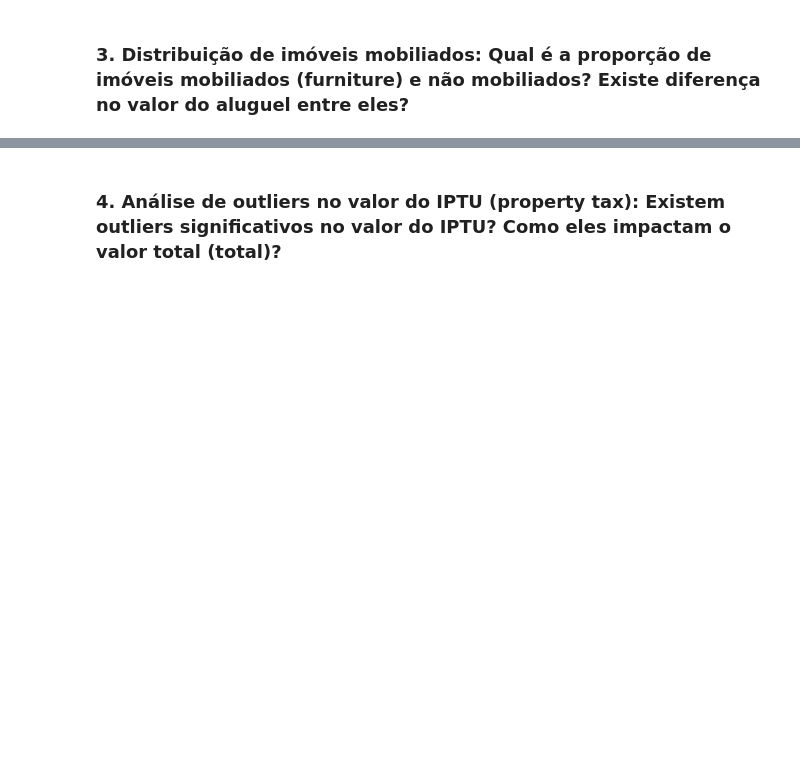
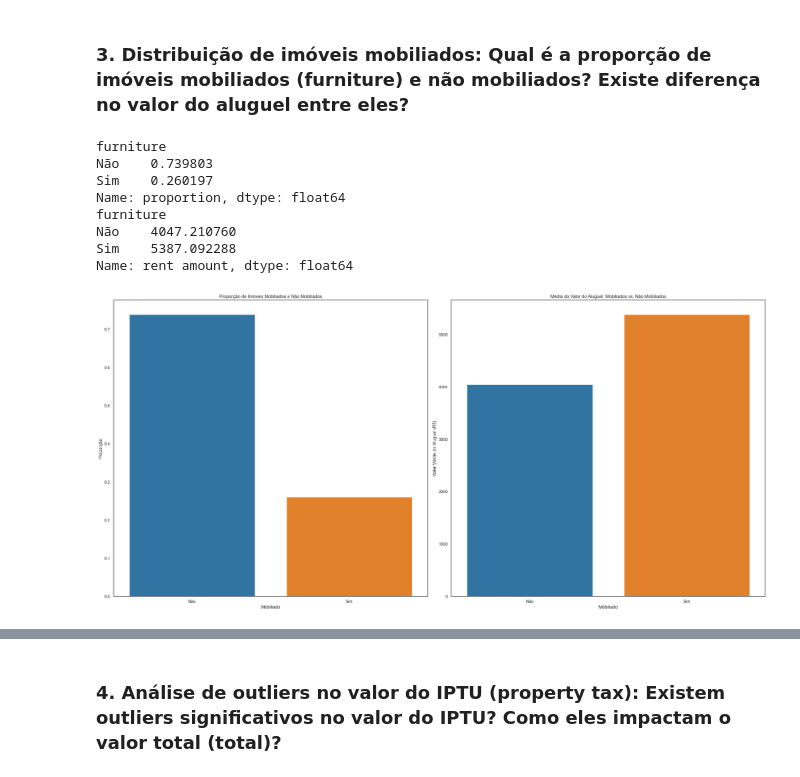
Before and after one commit to GuttoF/brazilian_house_for_rent, a Jupyter notebook: notebooks/notebook_1.ipynb, the cells around one changed output, grey strips where cells are left out. Saved outputs shown, nothing was run; the diff lists cells and outputs as text; code cells hidden in the pictures; blank space fills up the shorter version.

```diff
--- a/notebooks/notebook_1.ipynb
+++ b/notebooks/notebook_1.ipynb
@@ -415,3 +412,41 @@ Média do valor do aluguel para imóveis que não aceitam animais: R$3768.86
 - Estes valores sugerem que a aceitação de animais de estimação pode estar associada a um valor de aluguel mais alto, entretanto, pela pequena variação, essa diferença pode ser motivada pela soma de outros fatores como localização e tamanho do imóvel.
 # %% [markdown]
 ### 3. Distribuição de imóveis mobiliados: Qual é a proporção de imóveis mobiliados (furniture) e não mobiliados? Existe diferença no valor do aluguel entre eles?
+# %%
+# Proporção de imóveis mobiliados e não mobiliados
+prop_furniture = data['furniture'].map({0: 'Não', 1: 'Sim'}).value_counts(normalize = True)
+
+# Calculando a média do valor do aluguel para imóveis mobiliados e não mobiliados
+mean_rent_furniture = data.groupby(data['furniture'].map({0: 'Não', 1: 'Sim'}))['rent amount'].mean()
+
+# Gráfico de barras para a proporção de imóveis mobiliados e não mobiliados
+plt.figure()
+
+plt.subplot(1, 2, 1)
+sns.barplot(x = prop_furniture.index, y = prop_furniture.values, hue = prop_furniture.index, palette = [cor1, cor2])
+plt.title('Proporção de Imóveis Mobiliados e Não Mobiliados')
+plt.xlabel('Mobiliado')
+plt.ylabel('Proporção')
+
+# Gráfico de barras para a média do valor do aluguel de imóveis mobiliados e não mobiliados
+plt.subplot(1, 2, 2)
+sns.barplot(x = mean_rent_furniture.index, y = mean_rent_furniture.values, hue = mean_rent_furniture.index ,palette = [cor1, cor2])
+plt.title('Média do Valor do Aluguel: Mobiliados vs. Não Mobiliados')
+plt.xlabel('Mobiliado')
+plt.ylabel('Valor Médio do Aluguel (R$)')
+
+plt.tight_layout();
+print(prop_furniture)
+print(mean_rent_furniture)
+
+plt.savefig(homepath + 'reports/figures/pergunta3.png')
+# %% [output]
+furniture
+Não    0.739803
+Sim    0.260197
+Name: proportion, dtype: float64
+furniture
+Não    4047.210760
+Sim    5387.092288
+Name: rent amount, dtype: float64
+[figure, added]
```
Also changed, not shown: parts of 57 cells of this notebook, 17 other files.
